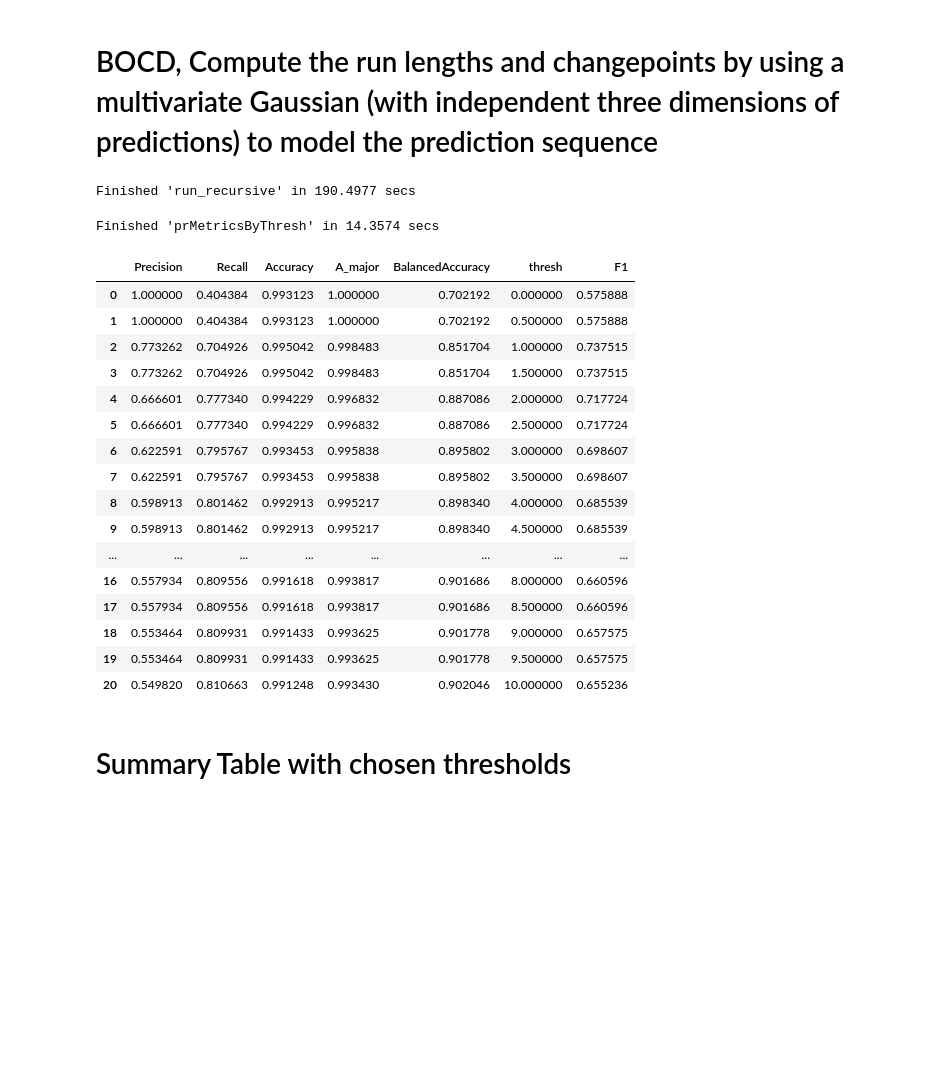
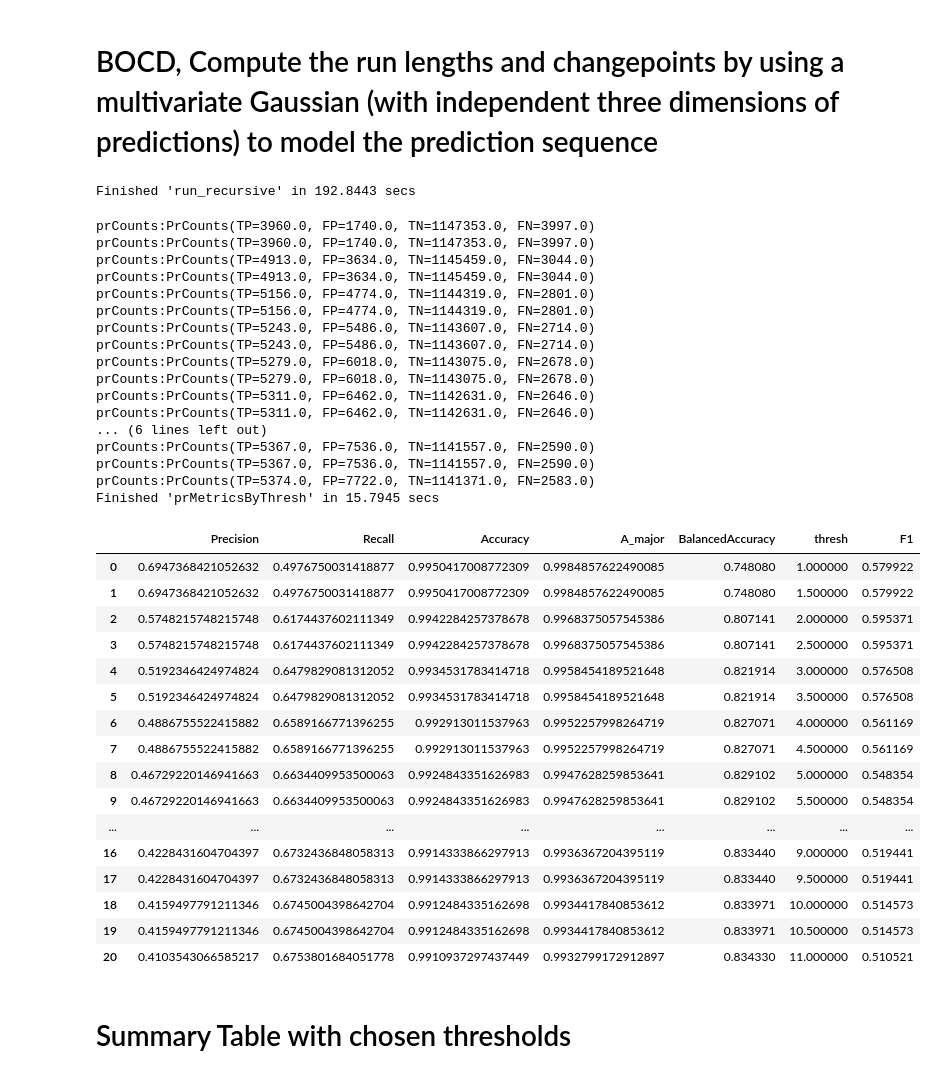
Before and after one commit to RichRast/Ge3Net, a Jupyter notebook: Notebooks/Shared_Notebooks/Ge2Net_changepoints_Analysis.ipynb, the cells around one changed output. Cells and saved outputs as stored; diff of their text form; code cells hidden in the pictures; blank space fills up the shorter version.

```diff
--- a/Notebooks/Shared_Notebooks/Ge2Net_changepoints_Analysis.ipynb
+++ b/Notebooks/Shared_Notebooks/Ge2Net_changepoints_Analysis.ipynb
@@ -126,10 +126,21 @@ results.t_accr, results.t_cp_accr
+# %%
+results.t_out.coord_main=results.t_out.coord_main.mean(0)
+# %%
+def reportChangePointMetrics1(name : str, cp_pred_raw: torch.Tensor, cp_target: torch.tensor, cpThresh: float, win_tol=2)->t_prMetrics:
+    Batch_size, T = cp_target.shape[0], cp_target.shape[1]
+    cp_pred = getCpPred(name, cp_pred_raw, cpThresh, Batch_size, T)
+    prCounts = eval_cp_batch(cp_target, cp_pred, T, win_tol=win_tol)
+    prMetrics = computePrMetric(prCounts)
+    print(f"prCounts:{prCounts}")
+
+    return prMetrics, cp_pred
 # %%
 @timer
 def prMetricsByThresh(method_name, cp_pred_raw, cp_target, steps, minThresh, maxThresh, win_tol=2, byWindows=False):
     increment = (maxThresh - minThresh)/steps
     df=pd.DataFrame(columns=list(t_prMetrics._fields)+['thresh'])
     for thresh in np.arange(minThresh, maxThresh + increment, increment):
-        prMetrics, cp_pred = reportChangePointMetrics(method_name, cp_pred_raw, cp_target, thresh, win_tol)
+        prMetrics, cp_pred = reportChangePointMetrics1(method_name, cp_pred_raw, cp_target, thresh, win_tol)
         if byWindows:
             prMetrics={}
             prMetrics['Precision']=precision_score(cp_target.flatten(), cp_pred.flatten())
@@ -236,30 +295,46 @@ cov_x = cov_prior
 likelihood_model = Multivariate_Gaussian(mu_prior, cov_prior, cov_x)
 T = params.n_win
 model_cpd = BOCD.BOCD(None, T, likelihood_model, batch_size_cpd)
-posterior, _, predictive, e_mean = model_cpd.run_recursive(data_tensor, 'cpu')
+posterior, log_prob_r_joint_x, log_p_xt1_given_xt, e_mean = model_cpd.run_recursive(data_tensor, 'cpu')
 # %% [output]
-Finished 'run_recursive' in 190.4977 secs
+Finished 'run_recursive' in 192.8443 secs
 # %%
 df_bocd=prMetricsByThresh(cpMethod.BOCD.name, model_cpd.cp, \
-                        valid_dataset.data['cps'].unsqueeze(2).float(), 20,0,10)
+                        valid_dataset.data['cps'].unsqueeze(2).float(), 20,1,11)
 df_bocd.style.background_gradient(cmap="Blues")
 # %% [output]
-Finished 'prMetricsByThresh' in 14.3574 secs
+prCounts:PrCounts(TP=3960.0, FP=1740.0, TN=1147353.0, FN=3997.0)
+prCounts:PrCounts(TP=3960.0, FP=1740.0, TN=1147353.0, FN=3997.0)
+prCounts:PrCounts(TP=4913.0, FP=3634.0, TN=1145459.0, FN=3044.0)
+prCounts:PrCounts(TP=4913.0, FP=3634.0, TN=1145459.0, FN=3044.0)
+prCounts:PrCounts(TP=5156.0, FP=4774.0, TN=1144319.0, FN=2801.0)
+prCounts:PrCounts(TP=5156.0, FP=4774.0, TN=1144319.0, FN=2801.0)
+prCounts:PrCounts(TP=5243.0, FP=5486.0, TN=1143607.0, FN=2714.0)
+prCounts:PrCounts(TP=5243.0, FP=5486.0, TN=1143607.0, FN=2714.0)
+prCounts:PrCounts(TP=5279.0, FP=6018.0, TN=1143075.0, FN=2678.0)
+prCounts:PrCounts(TP=5279.0, FP=6018.0, TN=1143075.0, FN=2678.0)
+prCounts:PrCounts(TP=5311.0, FP=6462.0, TN=1142631.0, FN=2646.0)
+prCounts:PrCounts(TP=5311.0, FP=6462.0, TN=1142631.0, FN=2646.0)
+... (6 lines left out)
+prCounts:PrCounts(TP=5367.0, FP=7536.0, TN=1141557.0, FN=2590.0)
+prCounts:PrCounts(TP=5367.0, FP=7536.0, TN=1141557.0, FN=2590.0)
+prCounts:PrCounts(TP=5374.0, FP=7722.0, TN=1141371.0, FN=2583.0)
+Finished 'prMetricsByThresh' in 15.7945 secs
 |  | Precision | Recall | Accuracy | A_major | BalancedAccuracy | thresh | F1 |
-| 0 | 1.000000 | 0.404384 | 0.993123 | 1.000000 | 0.702192 | 0.000000 | 0.575888 |
-| 1 | 1.000000 | 0.404384 | 0.993123 | 1.000000 | 0.702192 | 0.500000 | 0.575888 |
-| 2 | 0.773262 | 0.704926 | 0.995042 | 0.998483 | 0.851704 | 1.000000 | 0.737515 |
-| 3 | 0.773262 | 0.704926 | 0.995042 | 0.998483 | 0.851704 | 1.500000 | 0.737515 |
-| 4 | 0.666601 | 0.777340 | 0.994229 | 0.996832 | 0.887086 | 2.000000 | 0.717724 |
-| 5 | 0.666601 | 0.777340 | 0.994229 | 0.996832 | 0.887086 | 2.500000 | 0.717724 |
-| 6 | 0.622591 | 0.795767 | 0.993453 | 0.995838 | 0.895802 | 3.000000 | 0.698607 |
-| 7 | 0.622591 | 0.795767 | 0.993453 | 0.995838 | 0.895802 | 3.500000 | 0.698607 |
-| 8 | 0.598913 | 0.801462 | 0.992913 | 0.995217 | 0.898340 | 4.000000 | 0.685539 |
-| 9 | 0.598913 | 0.801462 | 0.992913 | 0.995217 | 0.898340 | 4.500000 | 0.685539 |
+| 0 | 0.6947368421052632 | 0.4976750031418877 | 0.9950417008772309 | 0.9984857622490085 | 0.748080 | 1.000000 | 0.579922 |
+| 1 | 0.6947368421052632 | 0.4976750031418877 | 0.9950417008772309 | 0.9984857622490085 | 0.748080 | 1.500000 | 0.579922 |
+| 2 | 0.5748215748215748 | 0.6174437602111349 | 0.9942284257378678 | 0.9968375057545386 | 0.807141 | 2.000000 | 0.595371 |
+| 3 | 0.5748215748215748 | 0.6174437602111349 | 0.9942284257378678 | 0.9968375057545386 | 0.807141 | 2.500000 | 0.595371 |
+| 4 | 0.5192346424974824 | 0.6479829081312052 | 0.9934531783414718 | 0.9958454189521648 | 0.821914 | 3.000000 | 0.576508 |
+| 5 | 0.5192346424974824 | 0.6479829081312052 | 0.9934531783414718 | 0.9958454189521648 | 0.821914 | 3.500000 | 0.576508 |
+| 6 | 0.4886755522415882 | 0.6589166771396255 | 0.992913011537963 | 0.9952257998264719 | 0.827071 | 4.000000 | 0.561169 |
+| 7 | 0.4886755522415882 | 0.6589166771396255 | 0.992913011537963 | 0.9952257998264719 | 0.827071 | 4.500000 | 0.561169 |
+| 8 | 0.46729220146941663 | 0.6634409953500063 | 0.9924843351626983 | 0.9947628259853641 | 0.829102 | 5.000000 | 0.548354 |
+| 9 | 0.46729220146941663 | 0.6634409953500063 | 0.9924843351626983 | 0.9947628259853641 | 0.829102 | 5.500000 | 0.548354 |
 | ... | ... | ... | ... | ... | ... | ... | ... |
-| 16 | 0.557934 | 0.809556 | 0.991618 | 0.993817 | 0.901686 | 8.000000 | 0.660596 |
-| 17 | 0.557934 | 0.809556 | 0.991618 | 0.993817 | 0.901686 | 8.500000 | 0.660596 |
-| 18 | 0.553464 | 0.809931 | 0.991433 | 0.993625 | 0.901778 | 9.000000 | 0.657575 |
-| 19 | 0.553464 | 0.809931 | 0.991433 | 0.993625 | 0.901778 | 9.500000 | 0.657575 |
-| 20 | 0.549820 | 0.810663 | 0.991248 | 0.993430 | 0.902046 | 10.000000 | 0.655236 |
+| 16 | 0.4228431604704397 | 0.6732436848058313 | 0.9914333866297913 | 0.9936367204395119 | 0.833440 | 9.000000 | 0.519441 |
+| 17 | 0.4228431604704397 | 0.6732436848058313 | 0.9914333866297913 | 0.9936367204395119 | 0.833440 | 9.500000 | 0.519441 |
+| 18 | 0.4159497791211346 | 0.6745004398642704 | 0.9912484335162698 | 0.9934417840853612 | 0.833971 | 10.000000 | 0.514573 |
+| 19 | 0.4159497791211346 | 0.6745004398642704 | 0.9912484335162698 | 0.9934417840853612 | 0.833971 | 10.500000 | 0.514573 |
+| 20 | 0.4103543066585217 | 0.6753801684051778 | 0.9910937297437449 | 0.9932799172912897 | 0.834330 | 11.000000 | 0.510521 |
 # %%
```
Also changed, not shown: parts of 32 cells of this notebook, 4 other files.
